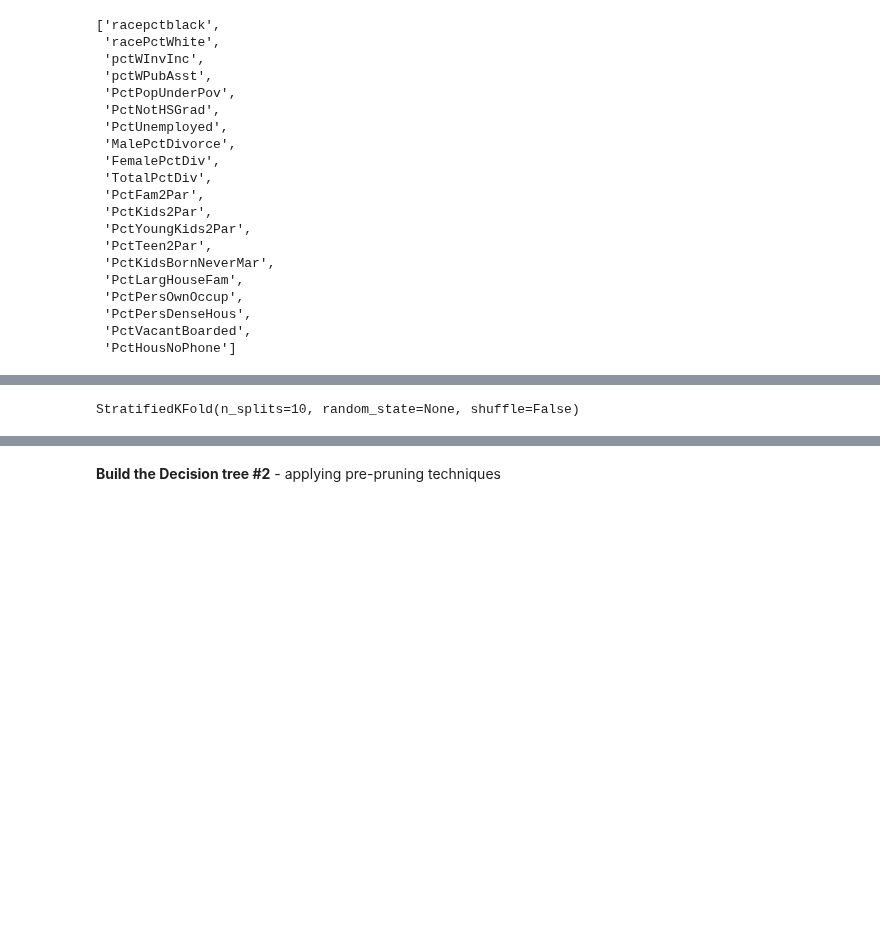
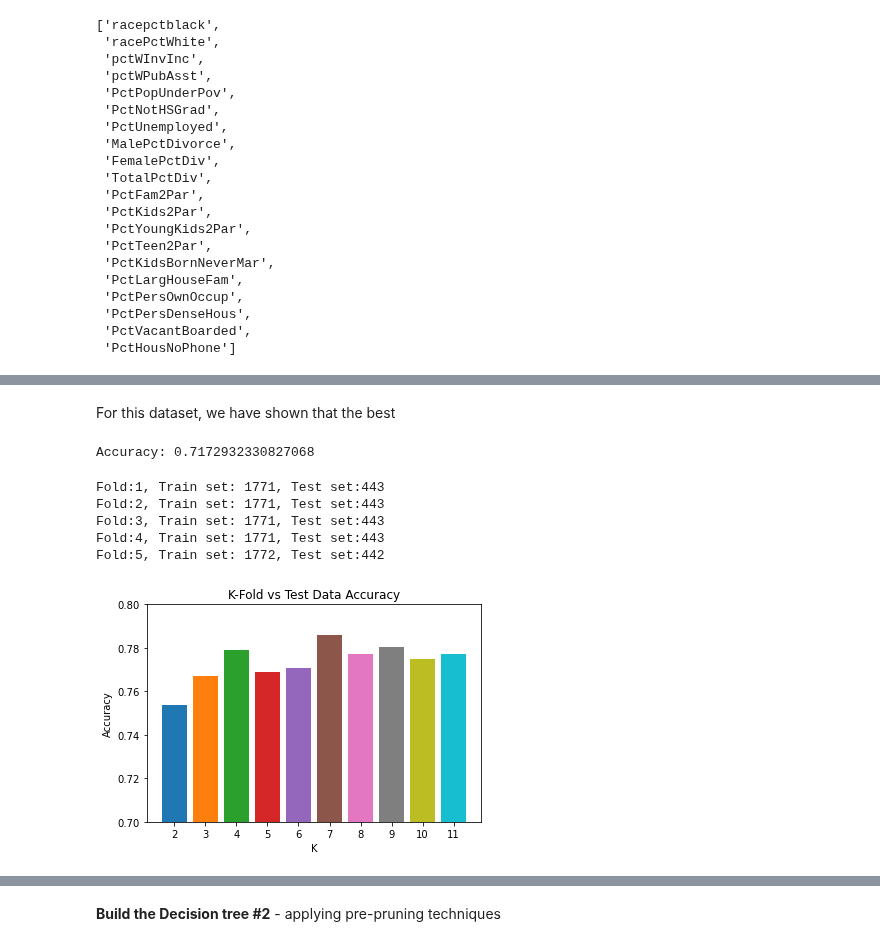
Before and after one commit to blueriver212/Crime_Prediction_ML, a Jupyter notebook: DT_FINAL.ipynb, the cells around one changed output, grey strips where cells are left out. Drawn from its saved outputs; the diff is of its cells as text; code cells hidden in the pictures; blank space fills up the shorter version.

```diff
--- a/DT_FINAL.ipynb
+++ b/DT_FINAL.ipynb
@@ -102,7 +138,52 @@ Accuracy: 0.724812030075188
+# %% [markdown]
+For this dataset, we have shown that the best
+# %%
+dtree = DecisionTreeClassifier(criterion='gini', max_depth=5)  # use the entropy rather than gini index
+dtree = dtree.fit(x_train, y_train)
+#tree.plot_tree(dtree, feature_names=data.columns)
+
+# model can then be used to predict !
+# crime_predict = dtree.predict([[0,1]])
+
+# Assess accuracy at this stage
+clf = DecisionTreeClassifier()  # Create Decision Tree classifer object
+clf = clf.fit(x_train,y_train)  # Train Decision Tree Classifer
+y_pred = clf.predict(x_test)  # Predict the response for test dataset
+print("Accuracy:",metrics.accuracy_score(y_test, y_pred))
+# %% [output]
+Accuracy: 0.7172932330827068
 # %%
-# Applying Kfold Stratified
-from sklearn.model_selection import StratifiedKFold
-folds = StratifiedKFold(n_splits=10)
-folds
+from sklearn.model_selection import KFold, StratifiedKFold, cross_val_score
+kf =KFold(n_splits=5, shuffle=True, random_state=42)
+
+cnt = 1
+# split()  method generate indices to split data into training and test set.
+for train_index, test_index in kf.split(x, y):
+    print(f'Fold:{cnt}, Train set: {len(train_index)}, Test set:{len(test_index)}')
+    cnt += 1
 # %% [output]
-StratifiedKFold(n_splits=10, random_state=None, shuffle=False)
+Fold:1, Train set: 1771, Test set:443
+Fold:2, Train set: 1771, Test set:443
+Fold:3, Train set: 1771, Test set:443
+Fold:4, Train set: 1771, Test set:443
+Fold:5, Train set: 1772, Test set:442
+# %%
+kfold_scores = {}
+for i in range(2,12):
+    kf =KFold(n_splits=i, shuffle=True, random_state=42)
+    score = cross_val_score(tree.DecisionTreeClassifier(criterion='gini', max_depth=5), x, y, cv= kf, scoring="accuracy")
+    #print(f'Scores for each fold are: {score}')
+    #print(f'Number of folds = {i} Average score: {"{:.2f}".format(score.mean())}')
+    res = {str(i): score.mean()}
+    kfold_scores.update(res)
+
+for key in kfold_scores:
+    plt.bar([key], kfold_scores[key], label=key)
+
+plt.title('K-Fold vs Test Data Accuracy')
+plt.xlabel('K')
+plt.ylabel('Accuracy')
+plt.ylim(0.7, 0.8)
+plt.show()
+# %% [output]
+[figure, added]
```
Also changed, not shown: parts of 12 cells of this notebook.
